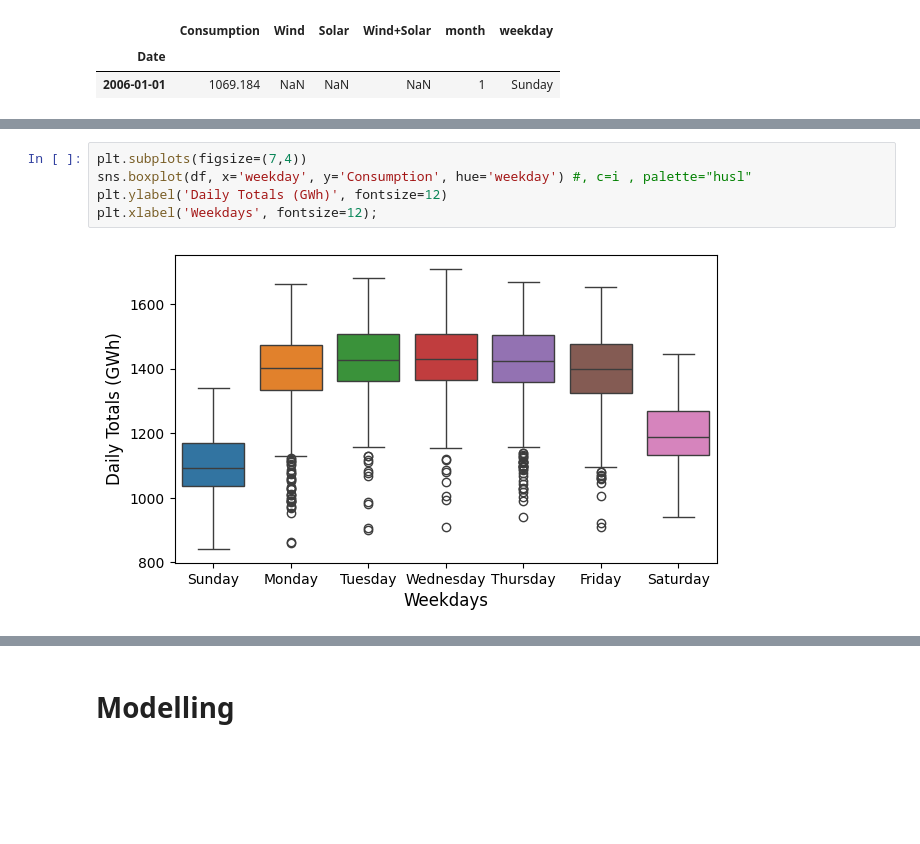
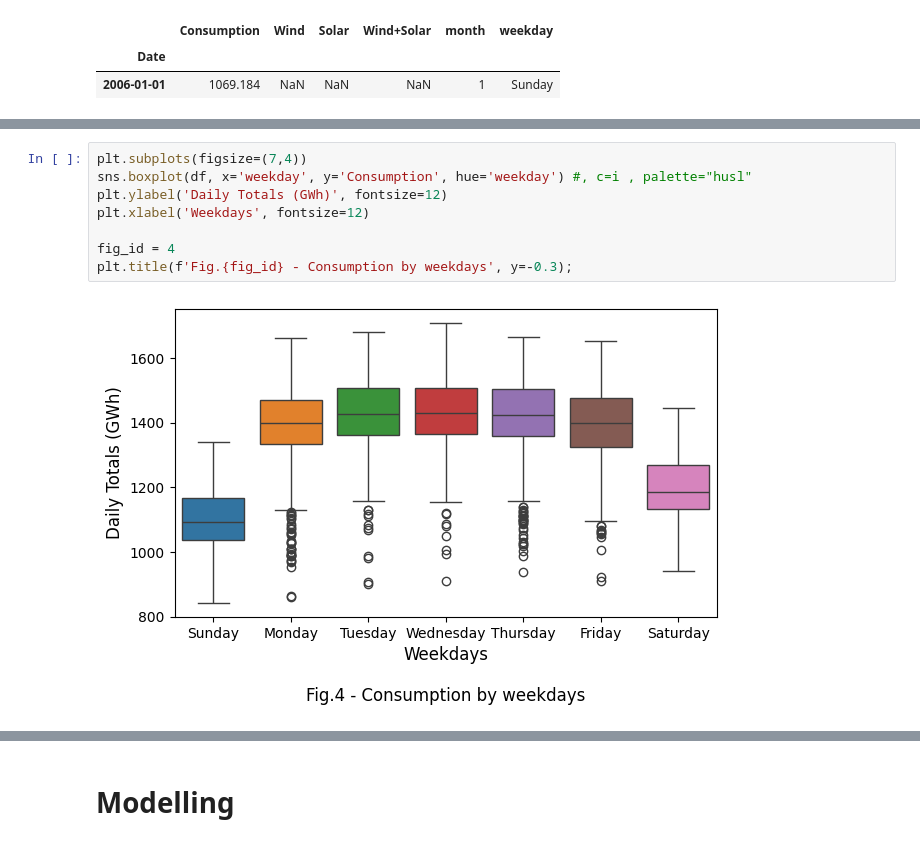
Before and after one commit to Alex1iv/Power_consumption_prediction, a Jupyter notebook: notebooks/power_consumption.ipynb, the cells around one changed output, grey strips where cells are left out. Drawn from its saved outputs; the diff is of its cells as text; blank space fills up the shorter version.

```diff
--- a/notebooks/power_consumption.ipynb
+++ b/notebooks/power_consumption.ipynb
@@ -166,10 +167,13 @@ for i,name in enumerate(df.columns[:3]):
 # %%
 plt.subplots(figsize=(7,4))
 sns.boxplot(df, x='weekday', y='Consumption', hue='weekday') #, c=i , palette="husl"
 plt.ylabel('Daily Totals (GWh)', fontsize=12)
-plt.xlabel('Weekdays', fontsize=12);
+plt.xlabel('Weekdays', fontsize=12)
+
+fig_id = 4
+plt.title(f'Fig.{fig_id} - Consumption by weekdays', y=-0.3);
 # %% [output]
-[figure, old version]
+[figure, new version]
 # %%
 fig = plt.figure(figsize=(4, 3))
 
```
Also changed, not shown: parts of 22 cells of this notebook.
